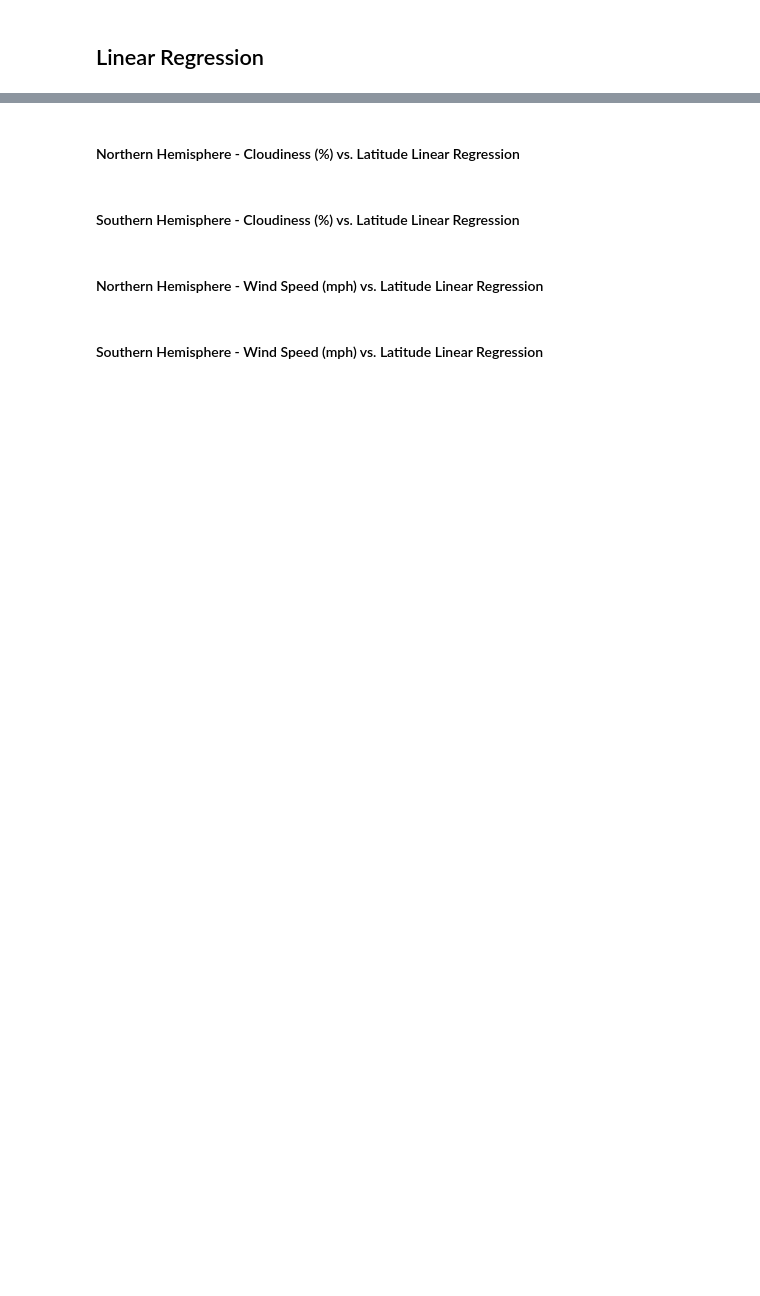
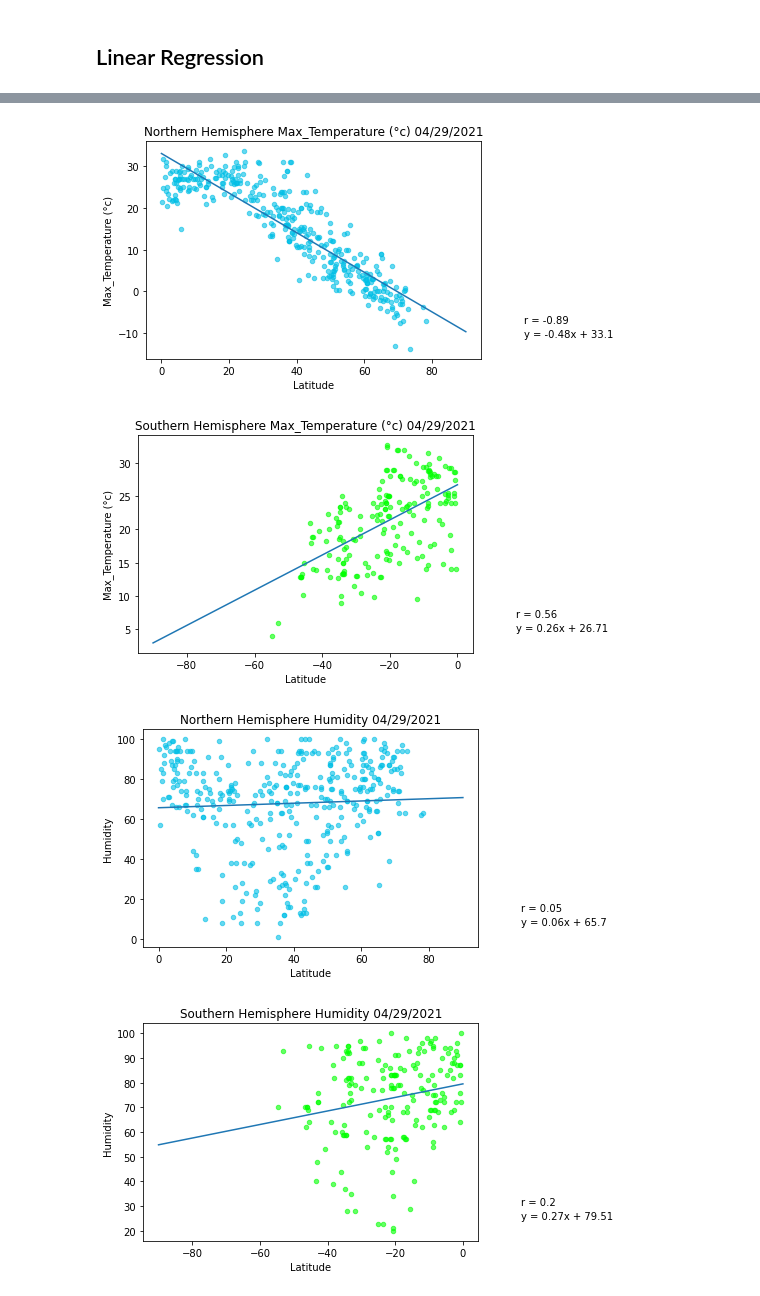
Before and after one commit to AJB-hub/python-api-challenge, a Jupyter notebook: WeatherPy/WeatherPy.ipynb, the cells around one changed output, grey strips where cells are left out. Drawn from its saved outputs; the diff is of its cells as text; code cells hidden in the pictures; blank space fills up the shorter version.

```diff
--- a/WeatherPy/WeatherPy.ipynb
+++ b/WeatherPy/WeatherPy.ipynb
@@ -152,3 +167,7 @@ Skip this step if there are no cities that have humidity > 100%.
 # %% [markdown]
 ## Linear Regression
+# %%
+# split dataframe into two hemispheres
+northWeather_df = worldWeather_df[worldWeather_df['Latitude'] >= 0]
+southWeather_df = worldWeather_df[worldWeather_df['Latitude'] < 0]
 # %% [markdown]
@@ -162,8 +175,62 @@ Skip this step if there are no cities that have humidity > 100%.
-# %% [markdown]
-####  Northern Hemisphere - Cloudiness (%) vs. Latitude Linear Regression
-# %% [markdown]
-####  Southern Hemisphere - Cloudiness (%) vs. Latitude Linear Regression
-# %% [markdown]
-####  Northern Hemisphere - Wind Speed (mph) vs. Latitude Linear Regression
-# %% [markdown]
-####  Southern Hemisphere - Wind Speed (mph) vs. Latitude Linear Regression
+# %%
+# metrics of interest
+y_values = ['Max_Temperature (°c)','Humidity','Clouds','Wind Speed']
+# %%
+for metric in y_values:
+    #use northern data for metrics
+    x1 = northWeather_df['Latitude']
+    y1 = northWeather_df[metric]
+    analysisDate = '04/29/2021'
+
+    #lin reg line
+    slope, intercept, rvalue, pvalue, stderr = linregress(x1,y1)
+    z = range(0,100,10)
+    w = slope * z + intercept
+
+    #Scatter plot and lin reg line Northern
+    fig, ax = plt.subplots()
+    scatter = ax.scatter(x1, y1, s=20,color=(0,.75,.9),alpha=.6)
+
+    plt.plot(z,w)
+    plt.text(1,.25,f'r = {round(rvalue,2)}', transform=plt.gcf().transFigure)
+    plt.text(1,.20,f'y = {round(slope,2)}x + {round(intercept,2)}', transform=plt.gcf().transFigure)
+
+    #Formatting
+    plt.title('Northern Hemisphere '+y1.name + ' '+ analysisDate)
+    plt.xlabel(x1.name)
+    plt.ylabel(y1.name)
+
+    #Save figure and display
+    plt.savefig(f'./output_data/North{y1.name}Line.png')
+    plt.show()
+
+    #Use southern data set on metrics
+    x2 = southWeather_df['Latitude']
+    y2 = southWeather_df[metric]
+
+    #linear regression line
+    slope, intercept, rvalue, pvalue, stderr = linregress(x2,y2)
+    z = range(-90,10,10)
+    w = slope * z + intercept
+
+    #Scatter plot and lin reg line Southern
+    fig, ax = plt.subplots()
+    scatter = ax.scatter(x2, y2, s=20,color=(0,1,0),alpha=.6)
+
+    plt.plot(z,w)
+    plt.text(1,.25,f'r = {round(rvalue,2)}', transform=plt.gcf().transFigure)
+    plt.text(1,.20,f'y = {round(slope,2)}x + {round(intercept,2)}', transform=plt.gcf().transFigure)
+
+    #Formatting
+    plt.title('Southern Hemisphere '+y2.name + ' '+ analysisDate)
+    plt.xlabel(x2.name)
+    plt.ylabel(y2.name)
+
+    #Save figure and display
+    plt.savefig(f'./output_data/South{y2.name}Line.png')
+    plt.show()
+# %% [output]
+[figure, added]
+[figure, added]
+[figure, added]
+[figure, added]
```
Also changed, not shown: parts of 16 cells of this notebook, 17 other files.
